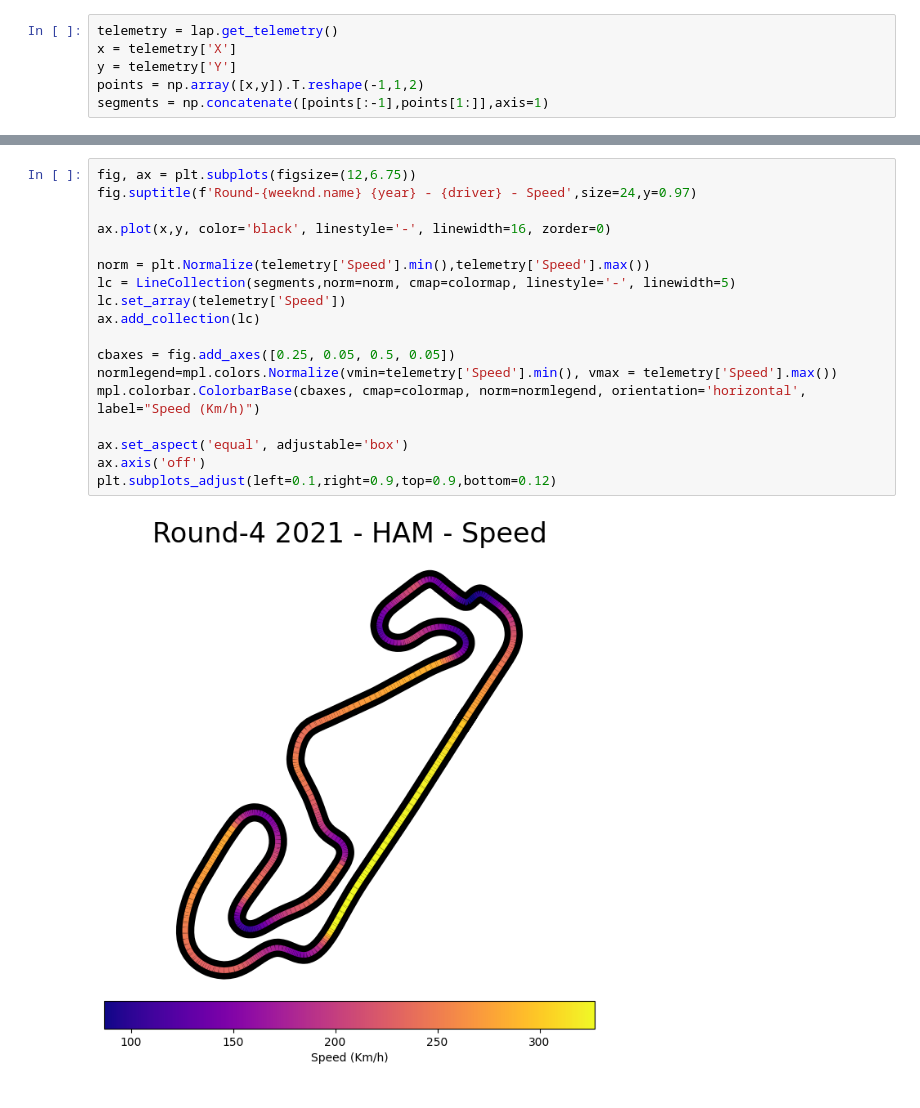
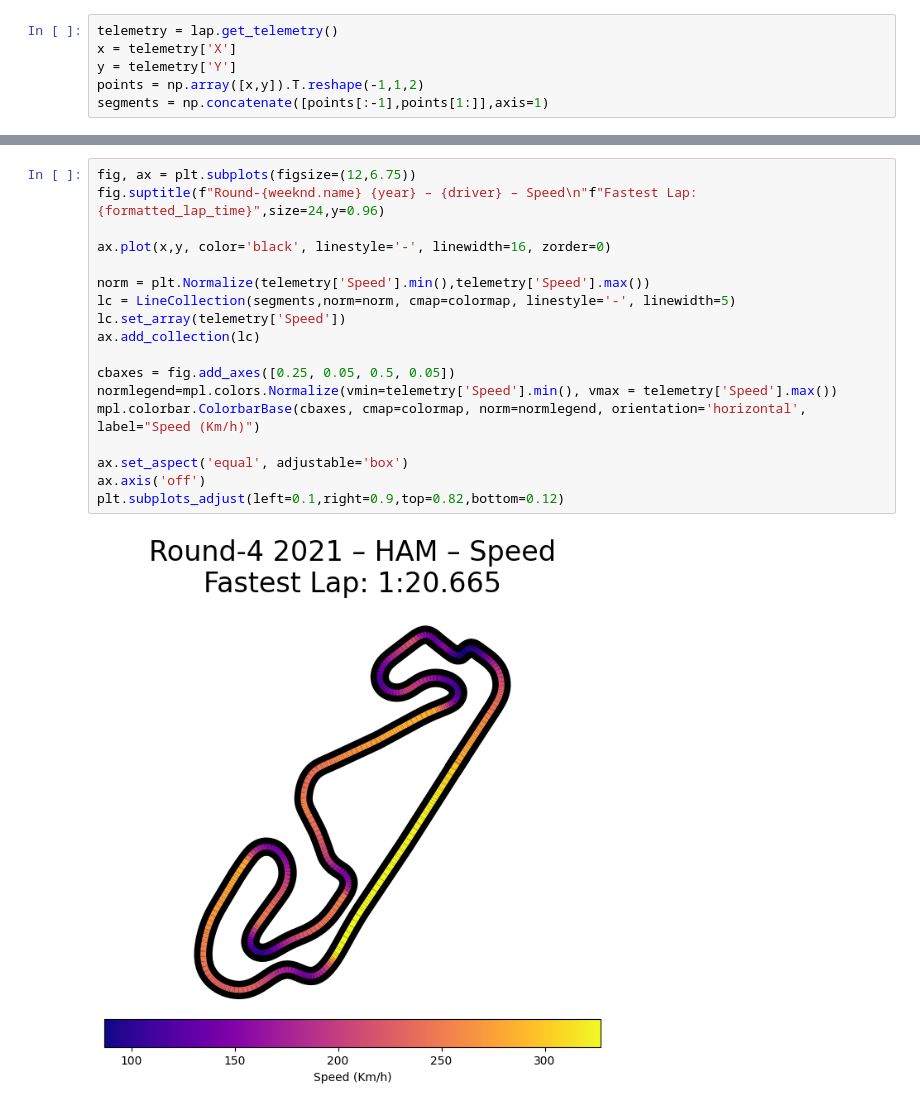
Before and after one commit to NihaalNO/Visual-F1, a Jupyter notebook: Driver/HAM/Spanish-gp/spanish-2021.ipynb, the cells around one changed output, grey strips where cells are left out. Drawn from its saved outputs; the diff is of its cells as text.

Commit message:
Added Fastest Race Lap in the Output

```diff
--- a/Driver/HAM/Spanish-gp/spanish-2021.ipynb
+++ b/Driver/HAM/Spanish-gp/spanish-2021.ipynb
@@ -44,20 +52,20 @@ segments = np.concatenate([points[:-1],points[1:]],axis=1)
 # %%
 fig, ax = plt.subplots(figsize=(12,6.75))
-fig.suptitle(f'Round-{weeknd.name} {year} - {driver} - Speed',size=24,y=0.97)
+fig.suptitle(f"Round-{weeknd.name} {year} – {driver} – Speed\n"f"Fastest Lap: {formatted_lap_time}",size=24,y=0.96)
 
 ax.plot(x,y, color='black', linestyle='-', linewidth=16, zorder=0)
 
 norm = plt.Normalize(telemetry['Speed'].min(),telemetry['Speed'].max())
 lc = LineCollection(segments,norm=norm, cmap=colormap, linestyle='-', linewidth=5)
 lc.set_array(telemetry['Speed'])
 ax.add_collection(lc)
 
 cbaxes = fig.add_axes([0.25, 0.05, 0.5, 0.05])
 normlegend=mpl.colors.Normalize(vmin=telemetry['Speed'].min(), vmax = telemetry['Speed'].max())
 mpl.colorbar.ColorbarBase(cbaxes, cmap=colormap, norm=normlegend, orientation='horizontal', label="Speed (Km/h)")
 
 ax.set_aspect('equal', adjustable='box')
 ax.axis('off')
-plt.subplots_adjust(left=0.1,right=0.9,top=0.9,bottom=0.12)
+plt.subplots_adjust(left=0.1,right=0.9,top=0.82,bottom=0.12)
 # %% [output]
-[figure, old version]
+[figure, new version]
```
Also changed, not shown: parts of 1 cell of this notebook, 11 other files.
